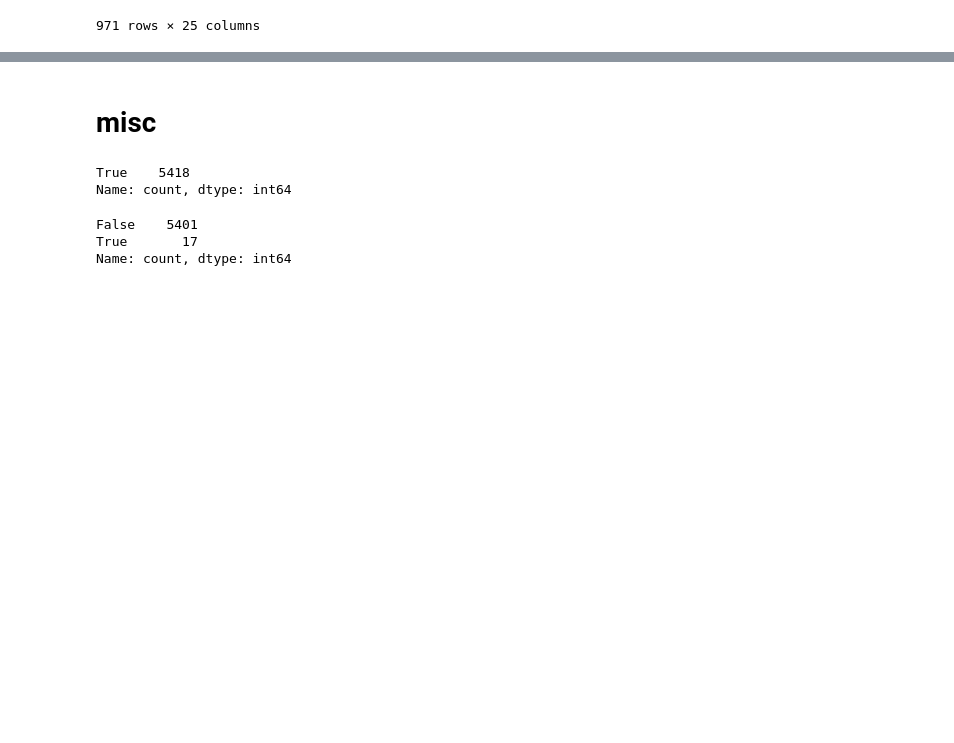
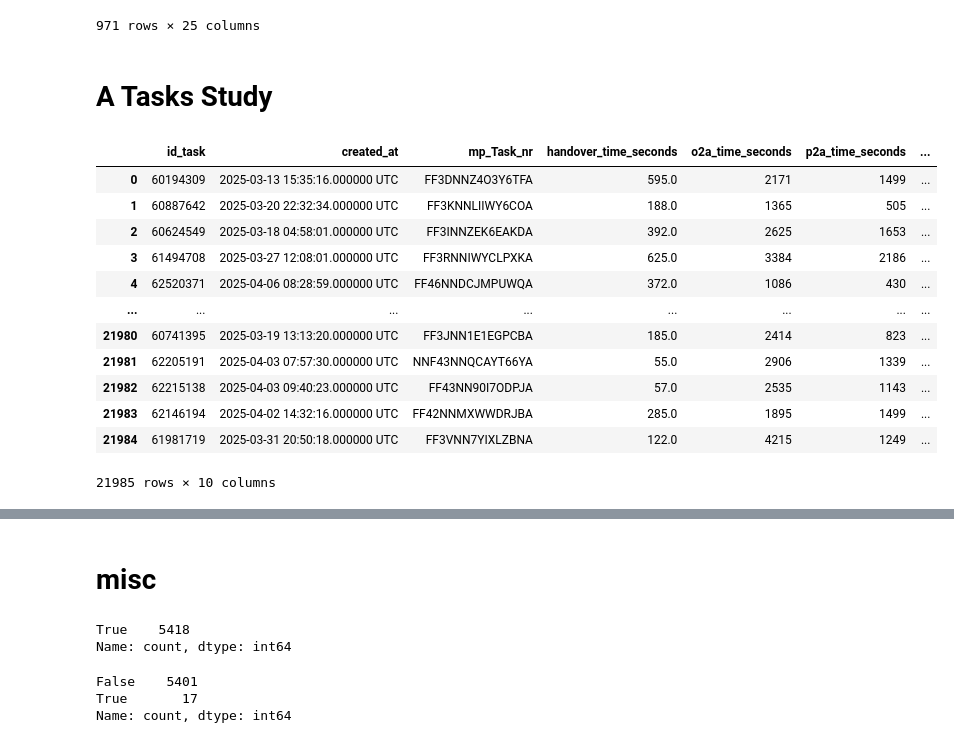
Before and after one commit to MohamdFekry/Parking-Enricher, a Jupyter notebook: test_data_analsis.ipynb, the cells around one changed output, grey strips where cells are left out. Drawn from its saved outputs; the diff is of its cells as text; code cells hidden in the pictures; blank space fills up the shorter version.

Commit message:
another study

```diff
--- a/test_data_analsis.ipynb
+++ b/test_data_analsis.ipynb
@@ -808,3 +808,26 @@ Name: count, dtype: int64
 | 1033 | 2025-03-13 15:14:39.000000 UTC | FF3DNNHZTDXM3CA | 17.0 | 1976.0 | 610.0 | 0.0 | ... |
 | 1034 | 2025-03-13 08:35:01.000000 UTC | FF3DNN3WGK4YQSA | 233.0 | 2205.0 | 1175.0 | 2.0 | ... |
 971 rows × 25 columns
+# %% [markdown]
+# A Tasks Study
+# %%
+import pandas as pd
+
+df_enriched = pd.read_csv('study_files\\enriched_tasks.csv')
+df_all = pd.read_csv('study_files\\all_tasks.csv')
+
+df_enriched
+# %% [output]
+|  | id_task | created_at | mp_Task_nr | handover_time_seconds | o2a_time_seconds | p2a_time_seconds | ... |
+| 0 | 60194309 | 2025-03-13 15:35:16.000000 UTC | FF3DNNZ4O3Y6TFA | 595.0 | 2171 | 1499 | ... |
+| 1 | 60887642 | 2025-03-20 22:32:34.000000 UTC | FF3KNNLIIWY6COA | 188.0 | 1365 | 505 | ... |
+| 2 | 60624549 | 2025-03-18 04:58:01.000000 UTC | FF3INNZEK6EAKDA | 392.0 | 2625 | 1653 | ... |
+| 3 | 61494708 | 2025-03-27 12:08:01.000000 UTC | FF3RNNIWYCLPXKA | 625.0 | 3384 | 2186 | ... |
+| 4 | 62520371 | 2025-04-06 08:28:59.000000 UTC | FF46NNDCJMPUWQA | 372.0 | 1086 | 430 | ... |
+| ... | ... | ... | ... | ... | ... | ... | ... |
+| 21980 | 60741395 | 2025-03-19 13:13:20.000000 UTC | FF3JNN1E1EGPCBA | 185.0 | 2414 | 823 | ... |
+| 21981 | 62205191 | 2025-04-03 07:57:30.000000 UTC | NNF43NNQCAYT66YA | 55.0 | 2906 | 1339 | ... |
+| 21982 | 62215138 | 2025-04-03 09:40:23.000000 UTC | FF43NN90I7ODPJA | 57.0 | 2535 | 1143 | ... |
+| 21983 | 62146194 | 2025-04-02 14:32:16.000000 UTC | FF42NNMXWWDRJBA | 285.0 | 1895 | 1499 | ... |
+| 21984 | 61981719 | 2025-03-31 20:50:18.000000 UTC | FF3VNN7YIXLZBNA | 122.0 | 4215 | 1249 | ... |
+21985 rows × 10 columns
```
Also changed, not shown: parts of 15 cells of this notebook, 3 other files.
